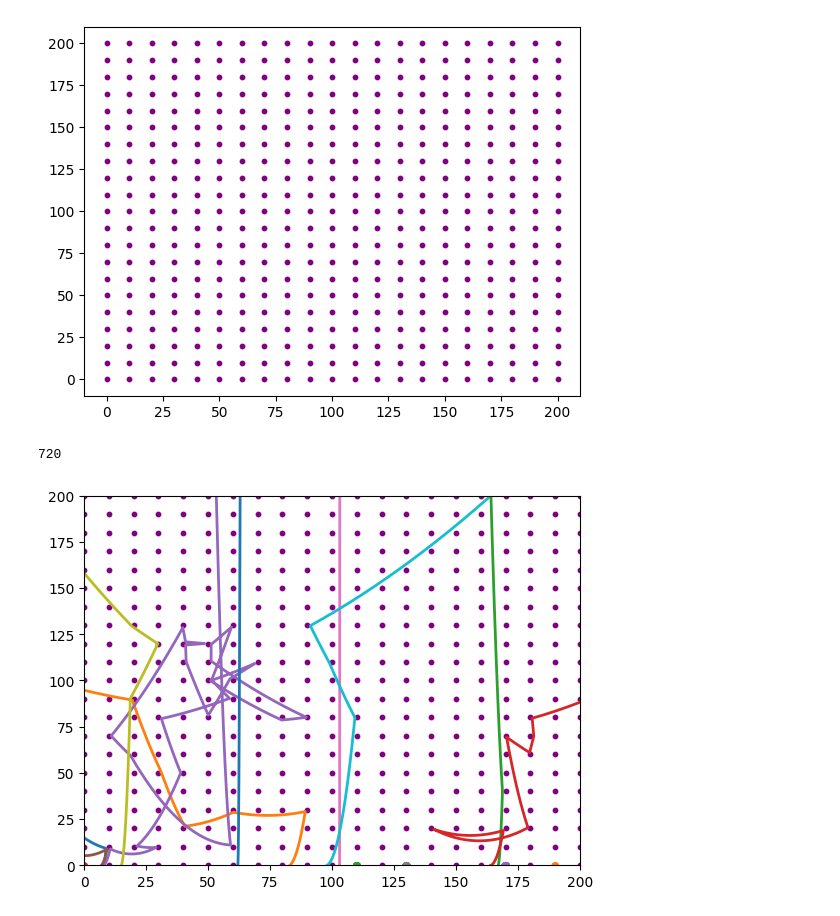
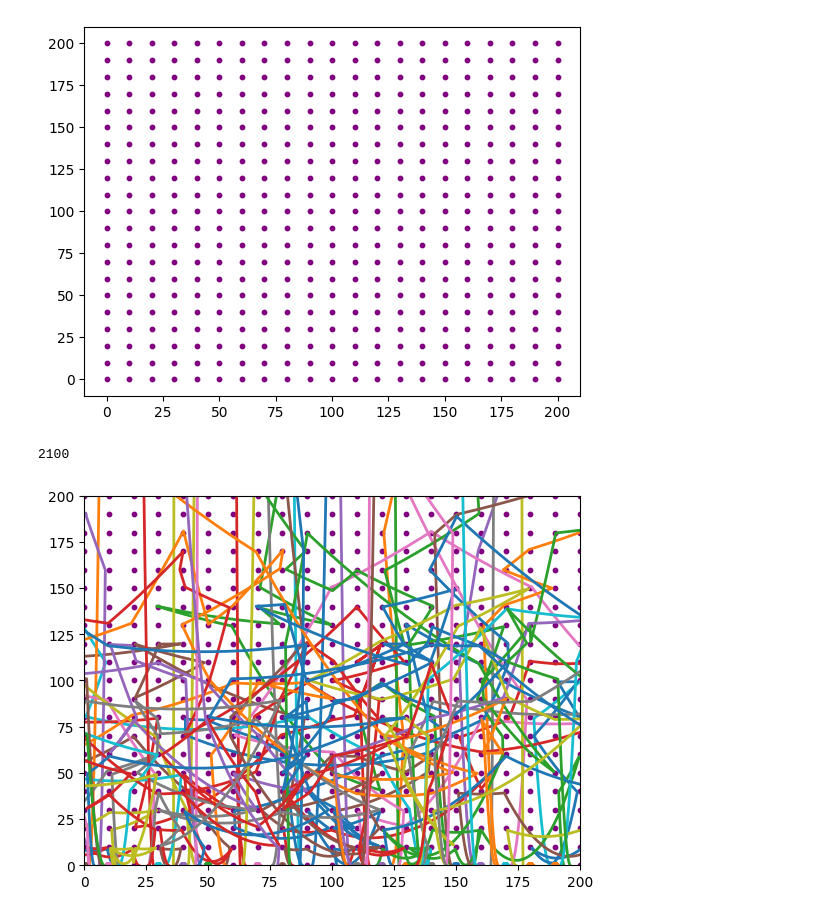
Before and after one commit to kirthivardhanrs/phononohp, a Jupyter notebook: drude.ipynb, the cells around one changed output. Saved outputs shown, nothing was run; the diff lists cells and outputs as text; code cells hidden in the pictures.

```diff
--- a/drude.ipynb
+++ b/drude.ipynb
@@ -2,6 +2,7 @@
 import numpy as np
 import matplotlib.pyplot as plt
 import matplotlib.animation as animation
+plt.rcParams['animation.ffmpeg_path'] = r"/Users/drewmichael/ffmpeg/bin/ffmpeg"
 # %%
 class electron:
     def __init__(self):
@@ -23,7 +24,7 @@ def get_x0_and_v0_bruh():
     x0 = np.random.randint(grid_size)
     while x0%10==0:
         x0 = np.random.randint(grid_size)
-    v0 = np.array([np.random.uniform(0, 1), np.random.uniform(0, 1)])
+    v0 = np.array([np.random.uniform(-1, 1), np.random.uniform(0, 1)])
     return [x0, v0]
 # %%
 positions = np.append(x.reshape(-1,1),y.reshape(-1,1),axis=1)
@@ -40,3 +41,9 @@ def get_distances(pos):
         ydiffs.append(y_diff)
         distances.append(np.sqrt(x_diff**2 + y_diff**2))
     return [distances, xdiffs, ydiffs]
+
+def get_min_distance(pos):
+    x_diff = (pos[0]+5)%10-5
+    y_diff = (pos[1]+5)%10-5
+    sqdist = x_diff**2 + y_diff**2
+    return [x_diff, y_diff, sqdist]
@@ -47,7 +50,7 @@ def get_distances(pos):
 # %%
 r = 1.5
 
-electrons = [electron() for i in range(15)]
+electrons = [electron() for i in range(100)]
 
 for i in electrons:
     i.x.append(get_x0_and_v0_bruh()[0])
@@ -56,6 +59,15 @@ for i in electrons:
 
 for i in electrons:
     while (i.x[-1] <= grid_size and i.x[-1] >= 0) and (i.y[-1] <= grid_size and i.y[-1] >= 0):
+        d = get_min_distance([i.x[-1], i.y[-1]])
+        if (d[2] < r**2):
+            diff = np.array([d[0],d[1]])
+            i.v.append(i.v[-1] - 2 * ((np.dot(i.v[-1], diff))/(d[2]) * diff))
+        else:
+            i.v.append(i.v[-1] + acc * 0.1)
+        i.x.append(i.x[-1] + i.v[-1][0]*0.1)
+        i.y.append(i.y[-1] + i.v[-1][1]*0.1)
+        """
         d = get_distances([i.x[-1], i.y[-1]])
         if min(d[0]) < r:
             index = [i for i in range(len(d[0])) if d[0][i] < r][0]
@@ -67,6 +79,7 @@ for i in electrons:
             i.v.append(i.v[-1] + acc * 0.1)
         i.x.append(i.x[-1] + i.v[-1][0]*0.1)
         i.y.append(i.y[-1] + i.v[-1][1]*0.1)
+        """
         #poss.append(current_pos)
 #poss = np.array(poss)
 
@@ -76,37 +89,33 @@ fig, ax = plt.subplots()
 plt.xlim([0, grid_size])
 plt.ylim([0, grid_size])
 
 lines = []
 X_data = []
 Y_data = []
 
 for i in electrons:
     line, = ax.plot([], [], lw=2)
     lines.append(line)
     X_data.append(i.x)
     Y_data.append(i.y)
 
 def update(num, X_data, Y_data, lines):
     for i, line in enumerate(lines):
         line.set_data(X_data[i][:num], Y_data[i][:num])
     return lines
 
-length = 0
-
-for i in electrons:
-    if len(i.x) > length:
-        length = len(i.x)
+length = max([len(i.x) for i in electrons])
 
 print(length)
 
 plt.scatter(x, y, color='purple', s=10)
 ani = animation.FuncAnimation(fig, update, frames=length,
                               fargs=(X_data, Y_data, lines), interval=100, blit=True)
 
 writervideo = animation.FFMpegWriter(fps=120)
 ani.save("animation.mp4", writer=writervideo)
 
 plt.show()
 # %% [output]
-720
+2100
-[figure, old version]
+[figure, new version]
```
Also changed, not shown: parts of 3 cells of this notebook, 1 other file.
